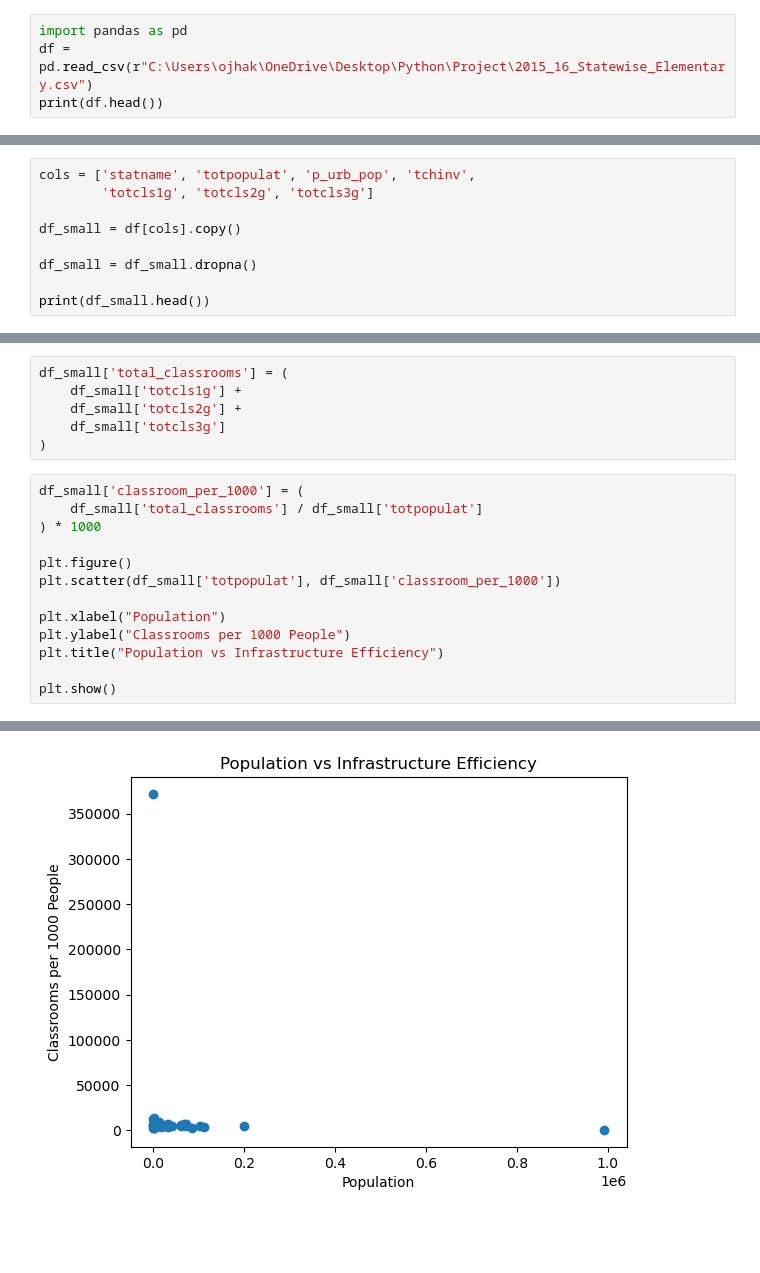
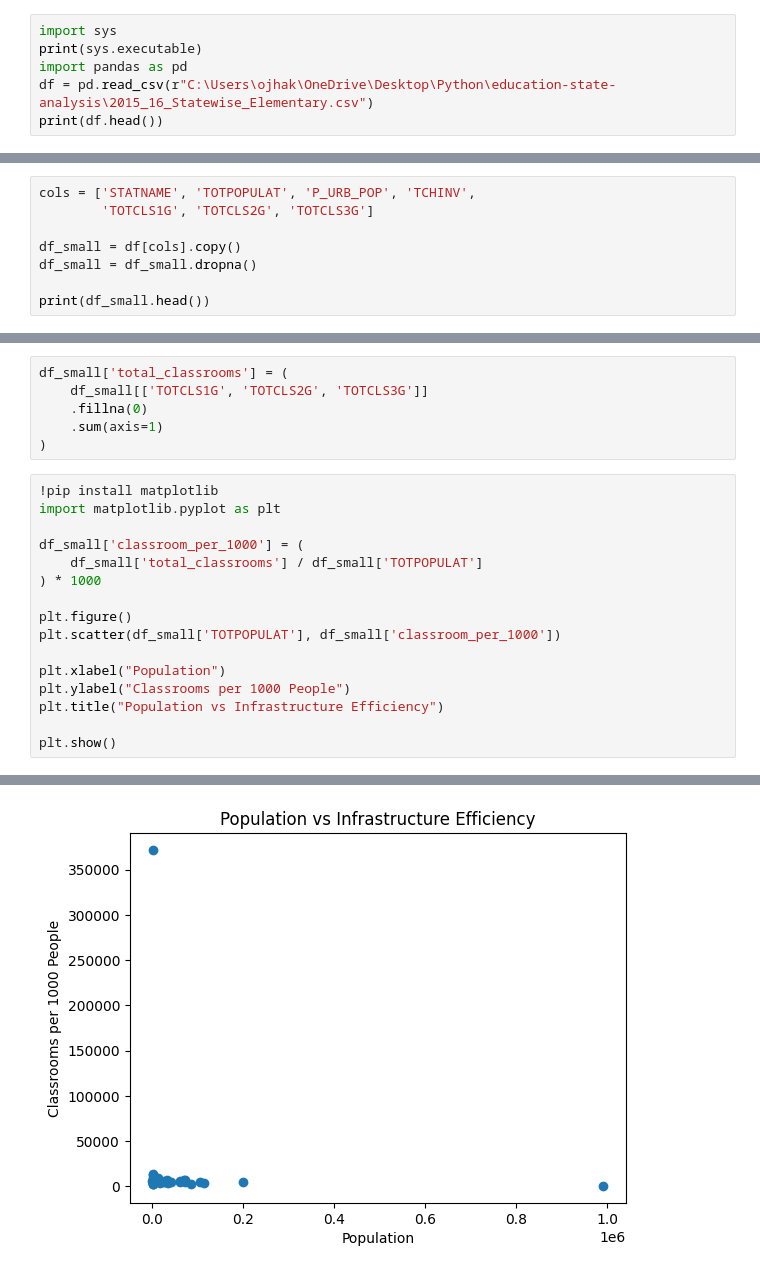
Before and after one commit to KrishanXAI/education-state-analysis, a Jupyter notebook: education-state-analysis.ipynb, the cells around one changed output, grey strips where cells are left out. Drawn from its saved outputs; the diff is of its cells as text; blank space fills up the shorter version.

Commit message:
Performed initial data analysis and updated notebook

```diff
--- a/education-state-analysis.ipynb
+++ b/education-state-analysis.ipynb
@@ -1,5 +1,7 @@
 # %%
+import sys
+print(sys.executable)
 import pandas as pd
-df = pd.read_csv(r"C:\Users\ojhak\OneDrive\Desktop\Python\Project\2015_16_Statewise_Elementary.csv")
+df = pd.read_csv(r"C:\Users\ojhak\OneDrive\Desktop\Python\education-state-analysis\2015_16_Statewise_Elementary.csv")
 print(df.head())
 # %% [output]
@@ -32,9 +34,8 @@ Index(['AC_YEAR', 'STATCD', 'STATNAME', 'DISTRICTS', 'BLOCKS', 'VILLAGES',
 # %%
-cols = ['statname', 'totpopulat', 'p_urb_pop', 'tchinv',
-        'totcls1g', 'totcls2g', 'totcls3g']
+cols = ['STATNAME', 'TOTPOPULAT', 'P_URB_POP', 'TCHINV',
+        'TOTCLS1G', 'TOTCLS2G', 'TOTCLS3G']
 
 df_small = df[cols].copy()
-
 df_small = df_small.dropna()
 
 print(df_small.head())
@@ -54,17 +55,20 @@ print(df_small.head())
 4      7545
 # %%
 df_small['total_classrooms'] = (
-    df_small['totcls1g'] +
-    df_small['totcls2g'] +
-    df_small['totcls3g']
+    df_small[['TOTCLS1G', 'TOTCLS2G', 'TOTCLS3G']]
+    .fillna(0)
+    .sum(axis=1)
 )
 # %%
+!pip install matplotlib
+import matplotlib.pyplot as plt
+
 df_small['classroom_per_1000'] = (
-    df_small['total_classrooms'] / df_small['totpopulat']
+    df_small['total_classrooms'] / df_small['TOTPOPULAT']
 ) * 1000
 
 plt.figure()
-plt.scatter(df_small['totpopulat'], df_small['classroom_per_1000'])
+plt.scatter(df_small['TOTPOPULAT'], df_small['classroom_per_1000'])
 
 plt.xlabel("Population")
 plt.ylabel("Classrooms per 1000 People")
@@ -75,4 +92,4 @@ plt.show()
-[figure, old version]
+[figure, new version]
 # %%
 import matplotlib.pyplot as plt
 
```
Also changed, not shown: parts of 10 cells of this notebook.
